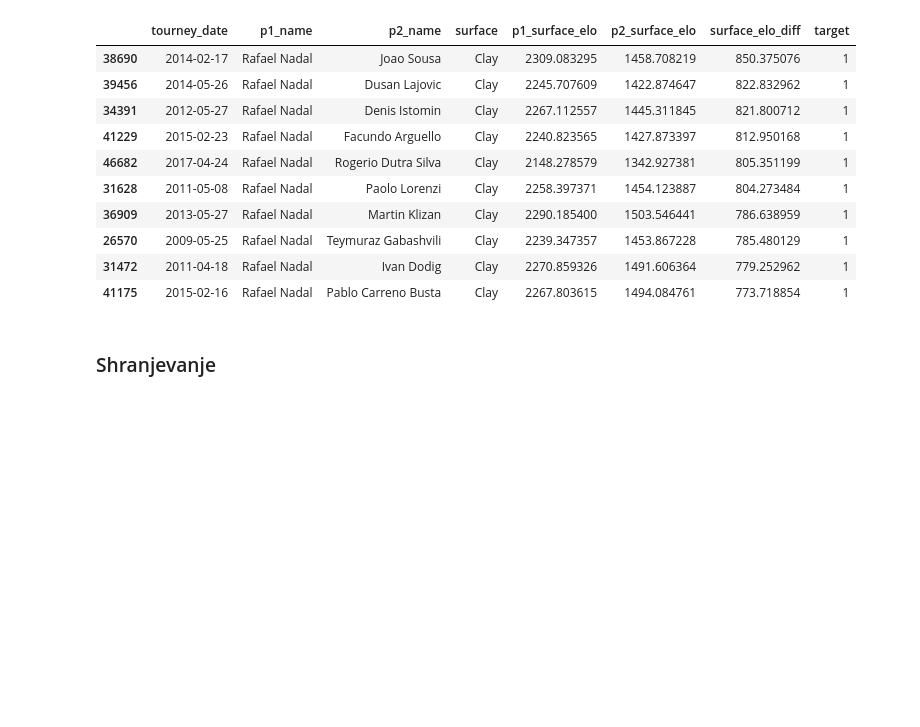
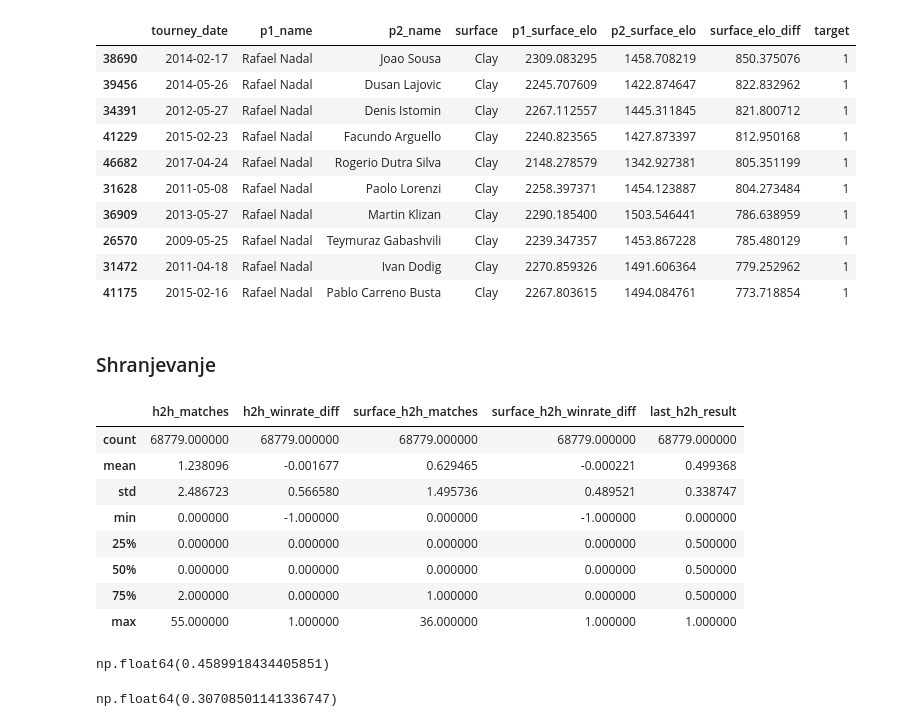
Before and after one commit to nikjavor/PR2607, a Jupyter notebook: 04_zgodovinske_znacilke.ipynb, the cells around one changed output. Drawn from its saved outputs; the diff is of its cells as text; code cells hidden in the pictures; blank space fills up the shorter version.

```diff
--- a/04_zgodovinske_znacilke.ipynb
+++ b/04_zgodovinske_znacilke.ipynb
@@ -460,3 +460,31 @@ clay_examples[[
 | 41175 | 2015-02-16 | Rafael Nadal | Pablo Carreno Busta | Clay | 2267.803615 | 1494.084761 | 773.718854 | 1 |
 # %% [markdown]
 ### Shranjevanje
+# %%
+h2h_cols = [
+    "h2h_matches",
+    "h2h_winrate_diff",
+    "surface_h2h_matches",
+    "surface_h2h_winrate_diff",
+    "last_h2h_result"
+]
+
+features_final[h2h_cols].describe()
+# %% [output]
+|  | h2h_matches | h2h_winrate_diff | surface_h2h_matches | surface_h2h_winrate_diff | last_h2h_result |
+| count | 68779.000000 | 68779.000000 | 68779.000000 | 68779.000000 | 68779.000000 |
+| mean | 1.238096 | -0.001677 | 0.629465 | -0.000221 | 0.499368 |
+| std | 2.486723 | 0.566580 | 1.495736 | 0.489521 | 0.338747 |
+| min | 0.000000 | -1.000000 | 0.000000 | -1.000000 | 0.000000 |
+| 25% | 0.000000 | 0.000000 | 0.000000 | 0.000000 | 0.500000 |
+| 50% | 0.000000 | 0.000000 | 0.000000 | 0.000000 | 0.500000 |
+| 75% | 2.000000 | 0.000000 | 1.000000 | 0.000000 | 0.500000 |
+| max | 55.000000 | 1.000000 | 36.000000 | 1.000000 | 1.000000 |
+# %%
+(features_final["h2h_matches"] > 0).mean()
+# %% [output]
+np.float64(0.4589918434405851)
+# %%
+(features_final["surface_h2h_matches"] > 0).mean()
+# %% [output]
+np.float64(0.30708501141336747)
```
Also changed, not shown: parts of 7 cells of this notebook, 1 other file.
